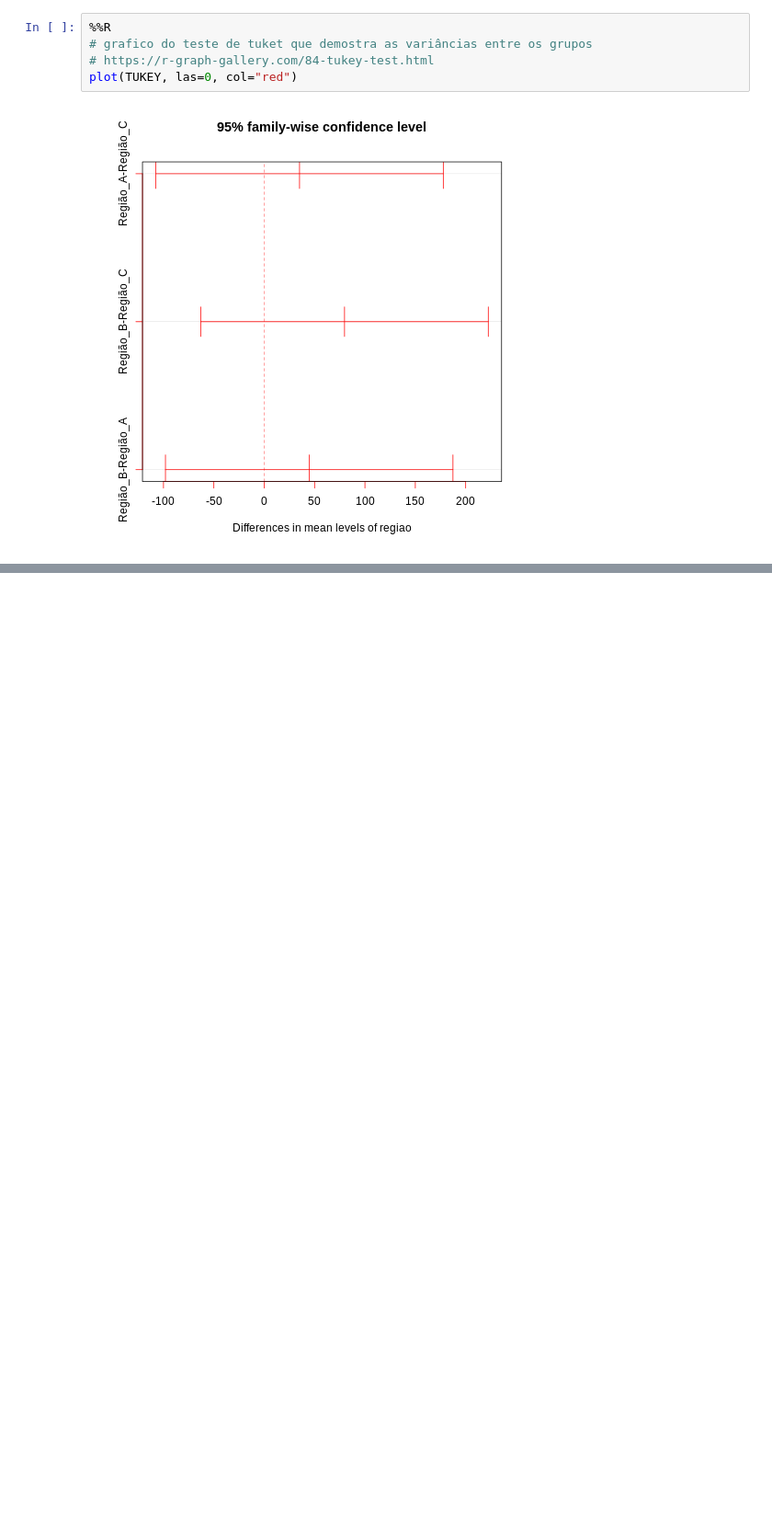
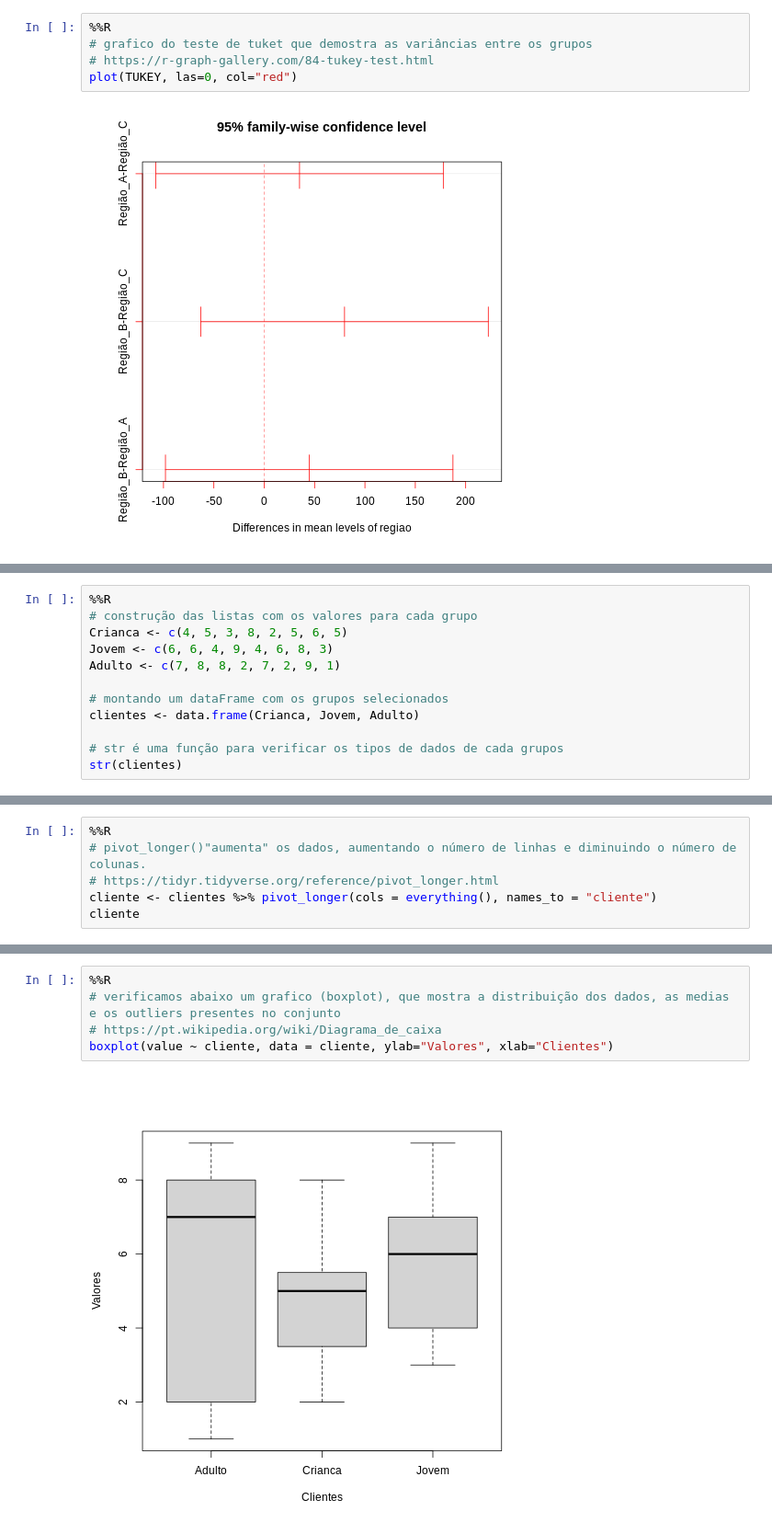
Before and after one commit to uervitonsantos/Estudo_Sobre_Estatistica_Frequentista_E_Metodos_Quantitativos, a Jupyter notebook: Exercicios_Metodos_Quantitativos.ipynb, the cells around one changed output, grey strips where cells are left out. Shown at 92% size. Drawn from its saved outputs; the diff is of its cells as text; blank space fills up the shorter version.

```diff
--- a/Exercicios_Metodos_Quantitativos.ipynb
+++ b/Exercicios_Metodos_Quantitativos.ipynb
@@ -334,0 +338,12 @@ plot(TUKEY, las=0, col="red")
+# %%
+%%R
+# construção das listas com os valores para cada grupo
+Crianca <- c(4, 5, 3, 8, 2, 5, 6, 5)
+Jovem <- c(6, 6, 4, 9, 4, 6, 8, 3)
+Adulto <- c(7, 8, 8, 2, 7, 2, 9, 1)
+
+# montando um dataFrame com os grupos selecionados
+clientes <- data.frame(Crianca, Jovem, Adulto)
+
+# str é uma função para verificar os tipos de dados de cada grupos
+str(clientes)
@@ -334,0 +395,6 @@ plot(TUKEY, las=0, col="red")
+# %%
+%%R
+# pivot_longer()"aumenta" os dados, aumentando o número de linhas e diminuindo o número de colunas.
+# https://tidyr.tidyverse.org/reference/pivot_longer.html
+cliente <- clientes %>% pivot_longer(cols = everything(), names_to = "cliente")
+cliente
@@ -334,0 +427,7 @@ plot(TUKEY, las=0, col="red")
+# %%
+%%R
+# verificamos abaixo um grafico (boxplot), que mostra a distribuição dos dados, as medias e os outliers presentes no conjunto
+# https://pt.wikipedia.org/wiki/Diagrama_de_caixa
+boxplot(value ~ cliente, data = cliente, ylab="Valores", xlab="Clientes")
+# %% [output]
+[figure, added]
```
Also changed, not shown: parts of 25 cells of this notebook.
